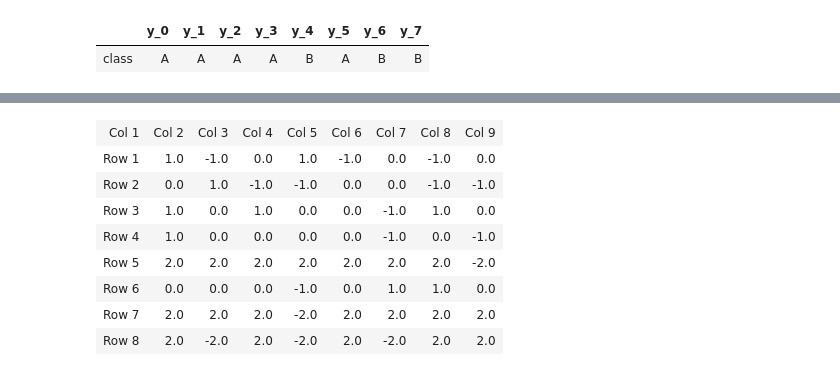
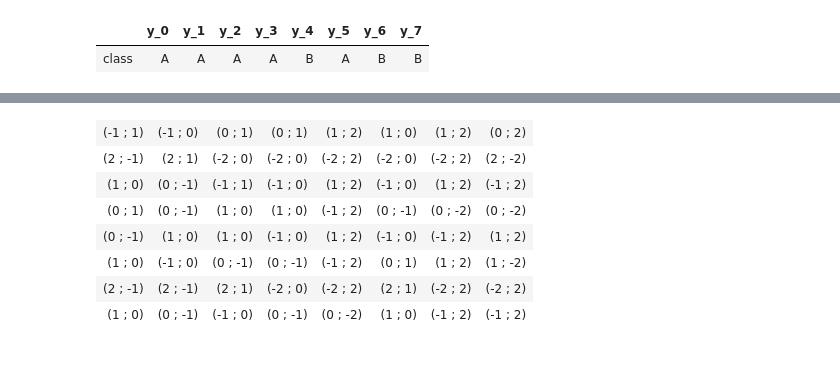
Before and after one commit to mor1ins/diploma_material, a Jupyter notebook: Decoder.ipynb, the cells around one changed output, grey strips where cells are left out. Saved outputs shown, nothing was run; the diff lists cells and outputs as text; code cells hidden in the pictures.

```diff
--- a/Decoder.ipynb
+++ b/Decoder.ipynb
@@ -48,6 +48,15 @@ def points_to_image(image, points):
 
     image = Image.fromarray(array)
     return image
+
+
+def print_directions(x_direction, y_direction):
+    table = []
+    for i in range(len(x_direction)):
+        table.append([])
+        for x, y in zip(x_direction[i], y_direction[i]):
+            table[i].append(f'({int(x)} ; {int(y)})')
+    print_table(table, False)
 # %%
 
 # set current_directory with Path function cwd() [Current Working Directory]
@@ -429,18 +422,17 @@ print_table(x_codes)
 # %%
 y_codes = get_position_codes(y_coordinates_of_centroids.transpose(), min_y, max_y, classes_y).transpose()
 for i in range(len(y_codes)):
     for j in range(len(y_codes)):
         if y_codes[i, j] != 0:
             y_codes[i, j] = -1 * y_codes[i, j]
 
-print_table(y_codes)
+print_directions(x_codes, y_codes)
 # %% [output]
-| Col 1 | Col 2 | Col 3 | Col 4 | Col 5 | Col 6 | Col 7 | Col 8 | Col 9 |
-| Row 1 | 1.0 | -1.0 | 0.0 | 1.0 | -1.0 | 0.0 | -1.0 | 0.0 |
-| Row 2 | 0.0 | 1.0 | -1.0 | -1.0 | 0.0 | 0.0 | -1.0 | -1.0 |
-| Row 3 | 1.0 | 0.0 | 1.0 | 0.0 | 0.0 | -1.0 | 1.0 | 0.0 |
-| Row 4 | 1.0 | 0.0 | 0.0 | 0.0 | 0.0 | -1.0 | 0.0 | -1.0 |
-| Row 5 | 2.0 | 2.0 | 2.0 | 2.0 | 2.0 | 2.0 | 2.0 | -2.0 |
-| Row 6 | 0.0 | 0.0 | 0.0 | -1.0 | 0.0 | 1.0 | 1.0 | 0.0 |
-| Row 7 | 2.0 | 2.0 | 2.0 | -2.0 | 2.0 | 2.0 | 2.0 | 2.0 |
-| Row 8 | 2.0 | -2.0 | 2.0 | -2.0 | 2.0 | -2.0 | 2.0 | 2.0 |
+| (-1 ; 1) | (-1 ; 0) | (0 ; 1) | (0 ; 1) | (1 ; 2) | (1 ; 0) | (1 ; 2) | (0 ; 2) |
+| (2 ; -1) | (2 ; 1) | (-2 ; 0) | (-2 ; 0) | (-2 ; 2) | (-2 ; 0) | (-2 ; 2) | (2 ; -2) |
+| (1 ; 0) | (0 ; -1) | (-1 ; 1) | (-1 ; 0) | (1 ; 2) | (-1 ; 0) | (1 ; 2) | (-1 ; 2) |
+| (0 ; 1) | (0 ; -1) | (1 ; 0) | (1 ; 0) | (-1 ; 2) | (0 ; -1) | (0 ; -2) | (0 ; -2) |
+| (0 ; -1) | (1 ; 0) | (1 ; 0) | (-1 ; 0) | (1 ; 2) | (-1 ; 0) | (-1 ; 2) | (1 ; 2) |
+| (1 ; 0) | (-1 ; 0) | (0 ; -1) | (0 ; -1) | (-1 ; 2) | (0 ; 1) | (1 ; 2) | (1 ; -2) |
+| (2 ; -1) | (2 ; -1) | (2 ; 1) | (-2 ; 0) | (-2 ; 2) | (2 ; 1) | (-2 ; 2) | (-2 ; 2) |
+| (1 ; 0) | (0 ; -1) | (-1 ; 0) | (0 ; -1) | (0 ; -2) | (1 ; 0) | (-1 ; 2) | (-1 ; 2) |
```
Also changed, not shown: parts of 10 cells of this notebook.
